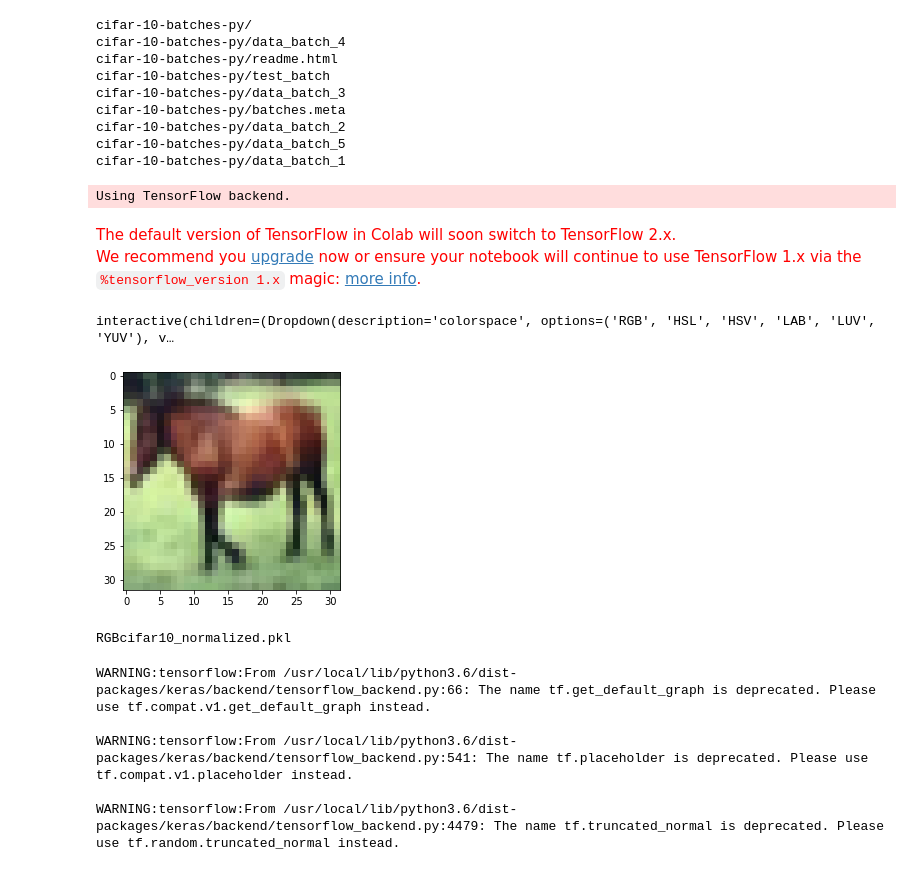
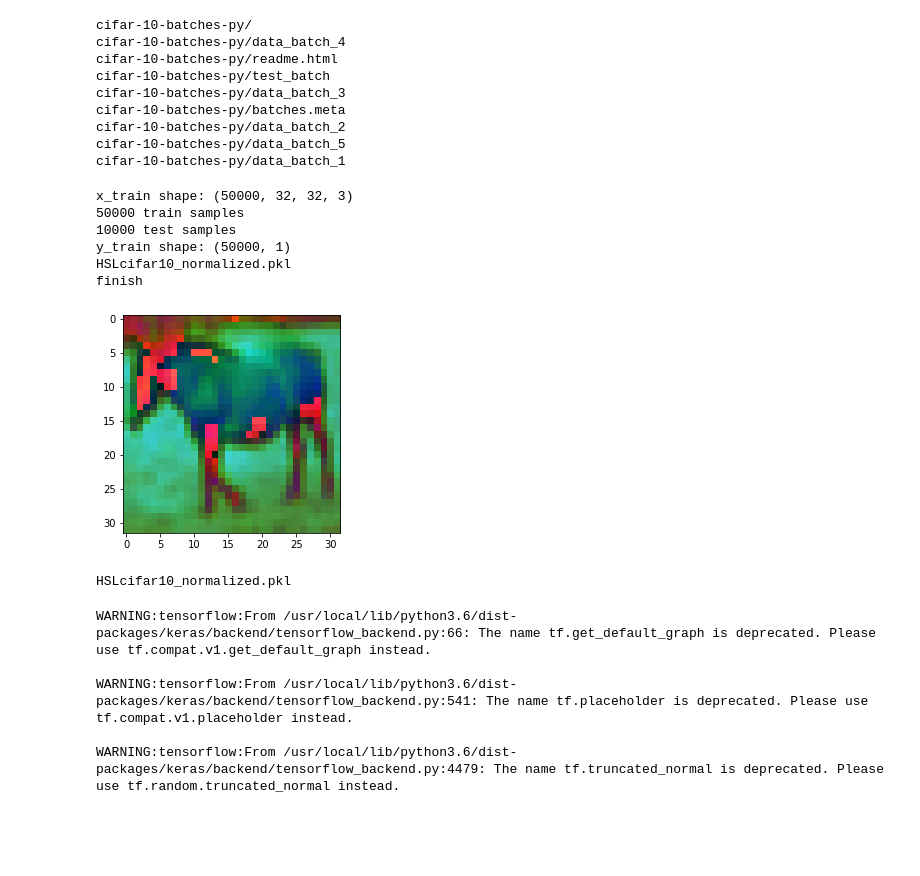
Before and after one commit to hatemamine/SMA-neural_network, a Jupyter notebook: ResNetCifar10.ipynb, the cells around one changed output. Cells and saved outputs as stored; diff of their text form; code cells hidden in the pictures; blank space fills up the shorter version.

```diff
--- a/ResNetCifar10.ipynb
+++ b/ResNetCifar10.ipynb
@@ -188,47 +188,47 @@ def convert(colorspace='RGB' , subtract_pixelmean=False):
         x_train -= x_train_mean
         x_test -= x_train_mean
 
     print('x_train shape:', x_train.shape)
     print(x_train.shape[0], 'train samples')
     print(x_test.shape[0], 'test samples')
     print('y_train shape:', y_train.shape)
 
     # Convert class vectors to binary class matrices.
     y_train = keras.utils.to_categorical(y_train, num_classes)
     y_test = keras.utils.to_categorical(y_test, num_classes)
 
     filenam = filenam + "cifar10_normalized.pkl"
     print(filenam)
     with open(filenam, 'wb') as f:
         pickle.dump(((x_train, y_train), (x_test, y_test)), f)
     print("finish")
     return filenam
+colorspace = 'HSL' #@param ['RGB', 'HSL', 'HSV', 'LAB','LUV','YUV'] {allow-input: true}
+subtract_pixel_mean =False #@param {type:"boolean"}
+converted_filenam = convert(colorspace, subtract_pixel_mean)
 
-@interact
-def show_articles_more_than(colorspace=['RGB', 'HSL', 'HSV', 'LAB','LUV','YUV'], subtract_pixel_mean=False):
-    global converted_filenam
-    converted_filenam = convert(colorspace, subtract_pixel_mean)
-    return converted_filenam
 
 
 
 import pickle
 import matplotlib.pyplot as plt
 with open(converted_filenam, 'rb') as f:
     (x_train, y_train), (x_test, y_test) = pickle.load(f)
 plt.imshow(x_train[7])
 plt.show()
 #io.imsave(converted_filenam+'B1_7.png',x_train[7])
 # %% [output]
-Using TensorFlow backend.
+x_train shape: (50000, 32, 32, 3)
+50000 train samples
+10000 test samples
+y_train shape: (50000, 1)
+HSLcifar10_normalized.pkl
+finish
-The default version of TensorFlow in Colab will soon switch to TensorFlow 2.x.
-We recommend you upgrade now or ensure your notebook will continue to use TensorFlow 1.x via the %tensorflow_version 1.x magic: more info.
-interactive(children=(Dropdown(description='colorspace', options=('RGB', 'HSL', 'HSV', 'LAB', 'LUV', 'YUV'), v…
-[figure, old version]
+[figure, new version]
 # %%
 print(converted_filenam)
 # %% [output]
-RGBcifar10_normalized.pkl
+HSLcifar10_normalized.pkl
 # %%
 from __future__ import print_function
 import keras
```
